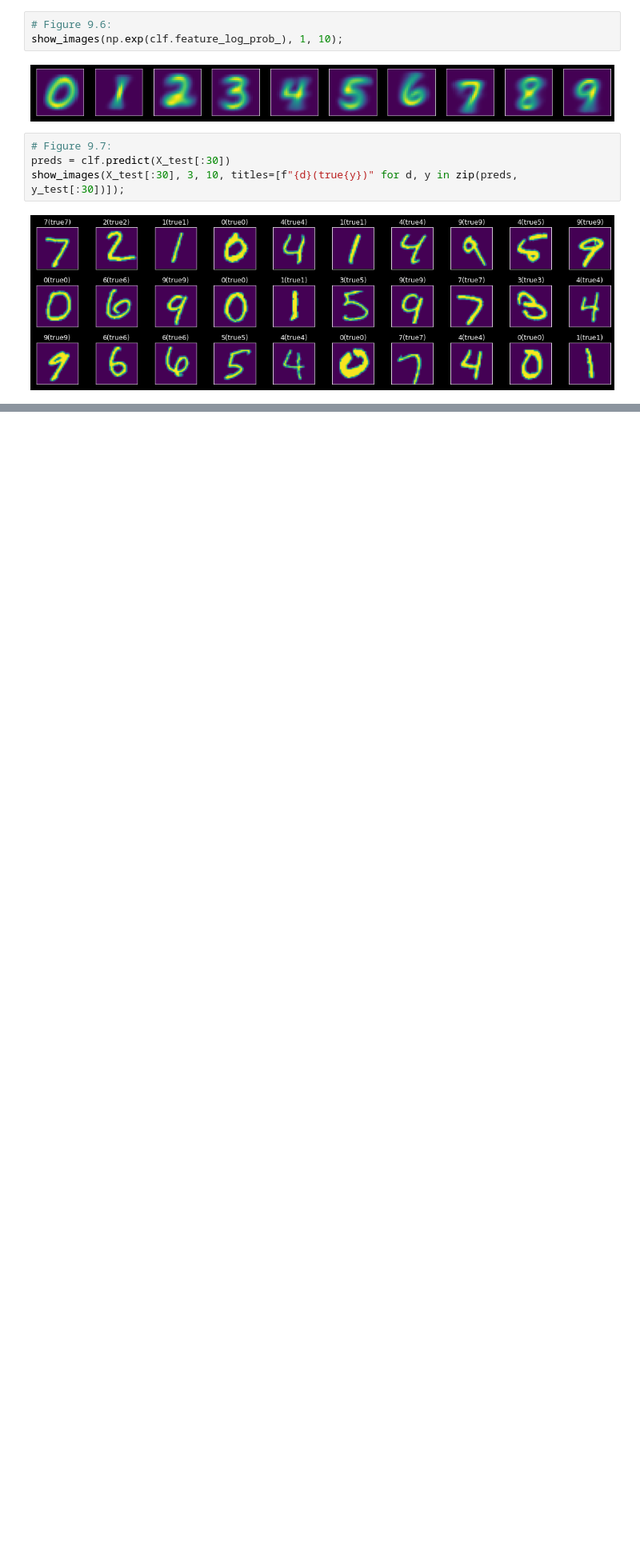
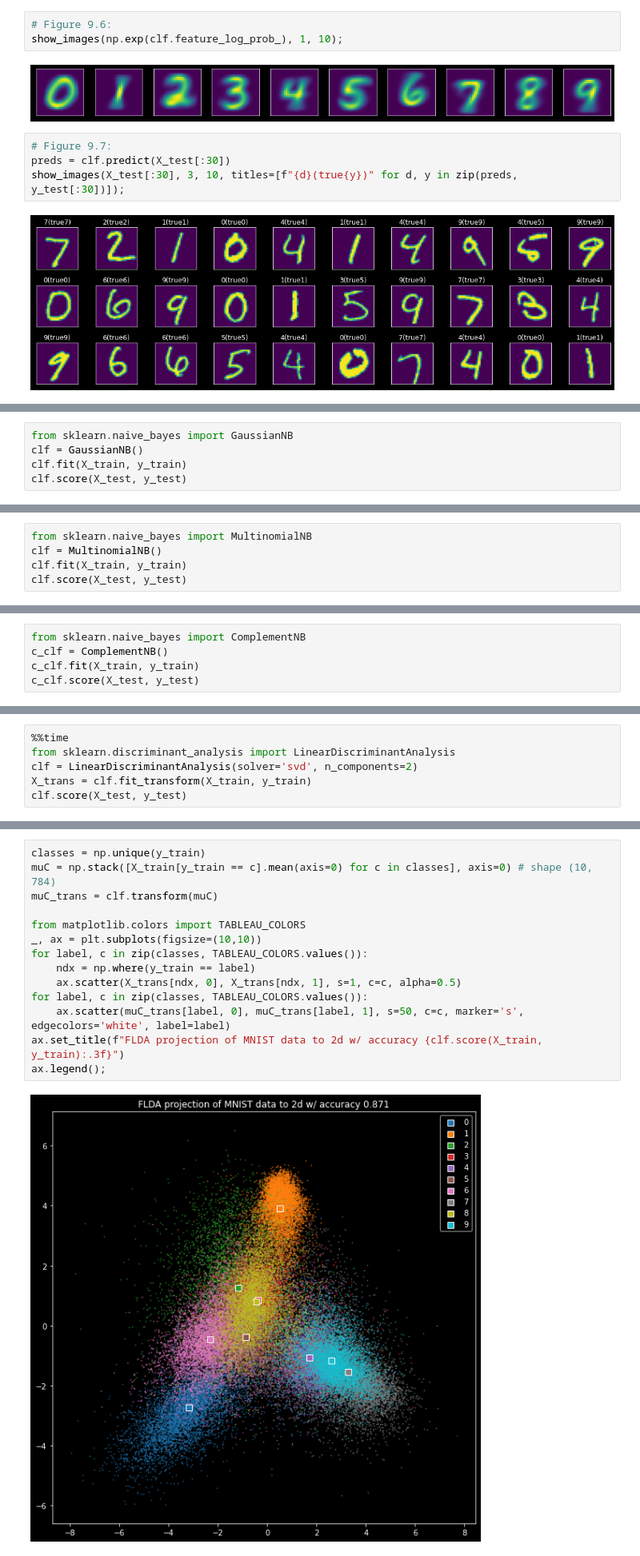
Before and after one commit to chofchof/probml, a Jupyter notebook: notebooks/book1/09/naive_bayes_mnist.ipynb, the cells around one changed output, grey strips where cells are left out. Shown at 80% size. Saved outputs shown, nothing was run; the diff lists cells and outputs as text; blank space fills up the shorter version.

```diff
--- a/notebooks/book1/09/naive_bayes_mnist.ipynb
+++ b/notebooks/book1/09/naive_bayes_mnist.ipynb
@@ -149,0 +150,5 @@ clf.score(X_test, y_test)
+# %%
+from sklearn.naive_bayes import GaussianNB
+clf = GaussianNB()
+clf.fit(X_train, y_train)
+clf.score(X_test, y_test)
@@ -149,0 +165,5 @@ clf.score(X_test, y_test)
+# %%
+from sklearn.naive_bayes import MultinomialNB
+clf = MultinomialNB()
+clf.fit(X_train, y_train)
+clf.score(X_test, y_test)
@@ -149,0 +186,5 @@ clf.score(X_test, y_test)
+# %%
+from sklearn.naive_bayes import ComplementNB
+c_clf = ComplementNB()
+c_clf.fit(X_train, y_train)
+c_clf.score(X_test, y_test)
@@ -149,0 +202,6 @@ clf.score(X_test, y_test)
+# %%
+%%time
+from sklearn.discriminant_analysis import LinearDiscriminantAnalysis
+clf = LinearDiscriminantAnalysis(solver='svd', n_components=2)
+X_trans = clf.fit_transform(X_train, y_train)
+clf.score(X_test, y_test)
@@ -149,0 +212,16 @@ clf.score(X_test, y_test)
+# %%
+classes = np.unique(y_train)
+muC = np.stack([X_train[y_train == c].mean(axis=0) for c in classes], axis=0) # shape (10, 784)
+muC_trans = clf.transform(muC)
+
+from matplotlib.colors import TABLEAU_COLORS
+_, ax = plt.subplots(figsize=(10,10))
+for label, c in zip(classes, TABLEAU_COLORS.values()):
+    ndx = np.where(y_train == label)
+    ax.scatter(X_trans[ndx, 0], X_trans[ndx, 1], s=1, c=c, alpha=0.5)
+for label, c in zip(classes, TABLEAU_COLORS.values()):
+    ax.scatter(muC_trans[label, 0], muC_trans[label, 1], s=50, c=c, marker='s', edgecolors='white', label=label)
+ax.set_title(f"FLDA projection of MNIST data to 2d w/ accuracy {clf.score(X_train, y_train):.3f}")
+ax.legend();
+# %% [output]
+[figure, added]
```
Also changed, not shown: parts of 21 cells of this notebook, 1 other file.
